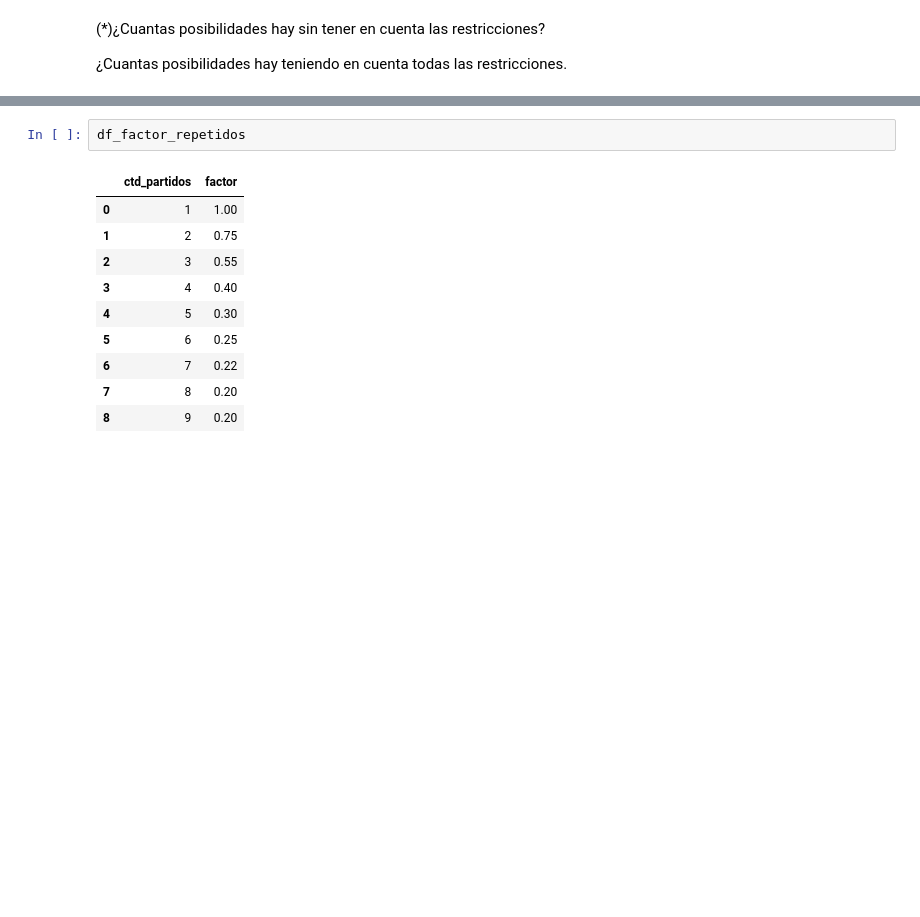
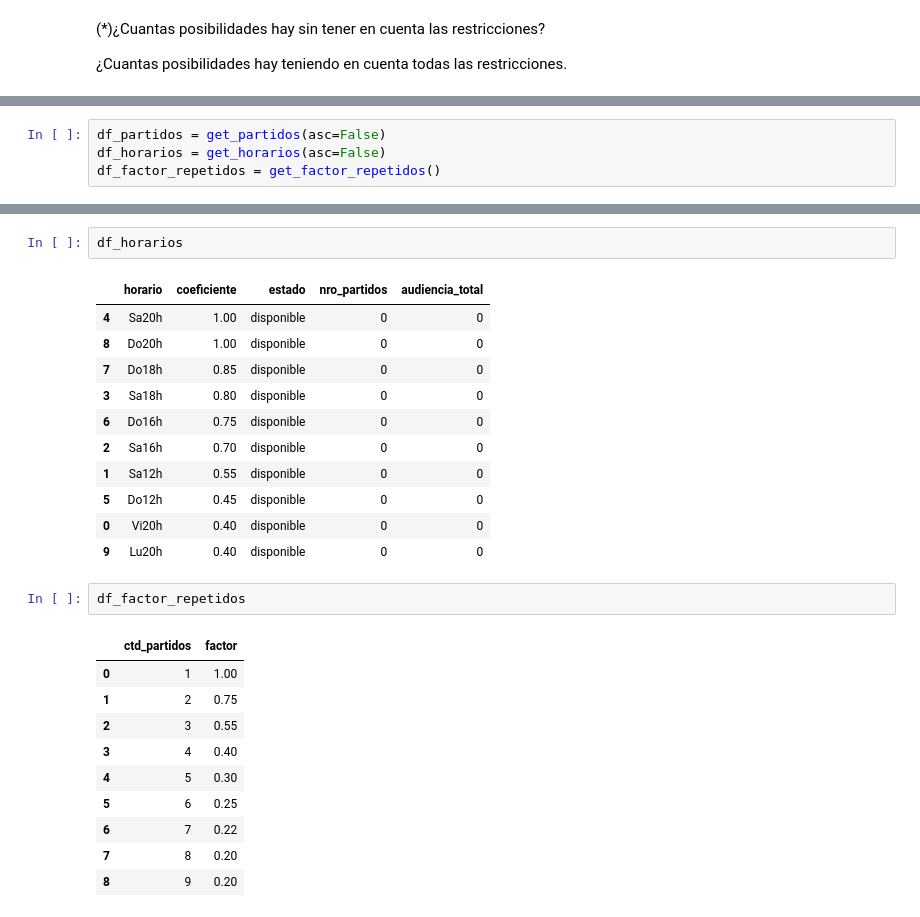
Before and after one commit to jcanevello/AlgoritmosOptimizacion, a Jupyter notebook: Seminario_Algoritmos_Jean_Canevello_Salazar.ipynb, the cells around one changed output, grey strips where cells are left out. Drawn from its saved outputs; the diff is of its cells as text; blank space fills up the shorter version.

```diff
--- a/Seminario_Algoritmos_Jean_Canevello_Salazar.ipynb
+++ b/Seminario_Algoritmos_Jean_Canevello_Salazar.ipynb
@@ -277,0 +360,4 @@ Para el problema elejido se han utilizado 4 estructuras de datos, para los parti
+# %%
+df_partidos = get_partidos(asc=False)
+df_horarios = get_horarios(asc=False)
+df_factor_repetidos = get_factor_repetidos()
@@ -278,3 +380,17 @@ Para el problema elejido se han utilizado 4 estructuras de datos, para los parti
+# %%
+df_horarios
+# %% [output]
+|  | horario | coeficiente | estado | nro_partidos | audiencia_total |
+| 4 | Sa20h | 1.00 | disponible | 0 | 0 |
+| 8 | Do20h | 1.00 | disponible | 0 | 0 |
+| 7 | Do18h | 0.85 | disponible | 0 | 0 |
+| 3 | Sa18h | 0.80 | disponible | 0 | 0 |
+| 6 | Do16h | 0.75 | disponible | 0 | 0 |
+| 2 | Sa16h | 0.70 | disponible | 0 | 0 |
+| 1 | Sa12h | 0.55 | disponible | 0 | 0 |
+| 5 | Do12h | 0.45 | disponible | 0 | 0 |
+| 0 | Vi20h | 0.40 | disponible | 0 | 0 |
+| 9 | Lu20h | 0.40 | disponible | 0 | 0 |
 # %%
 df_factor_repetidos
 # %% [output]
```
Also changed, not shown: parts of 26 cells of this notebook.
